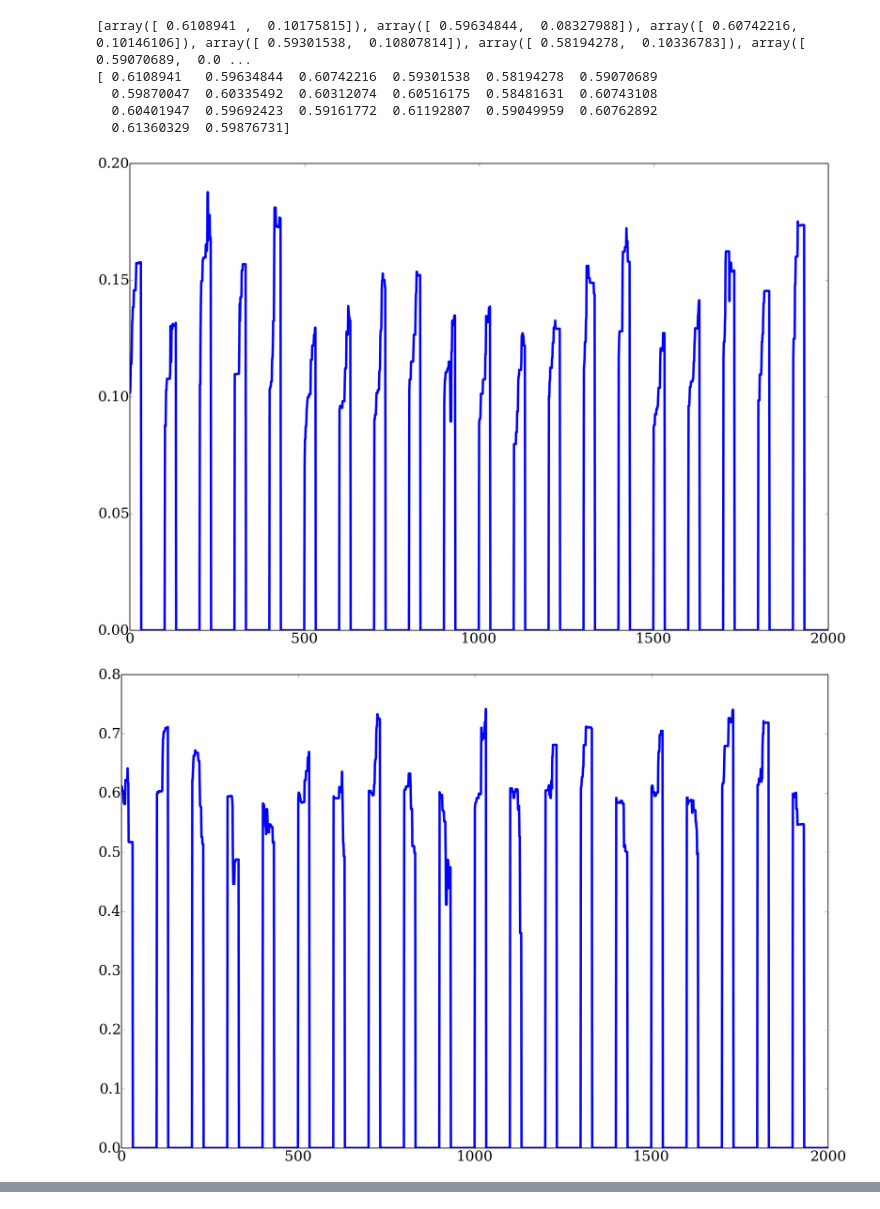
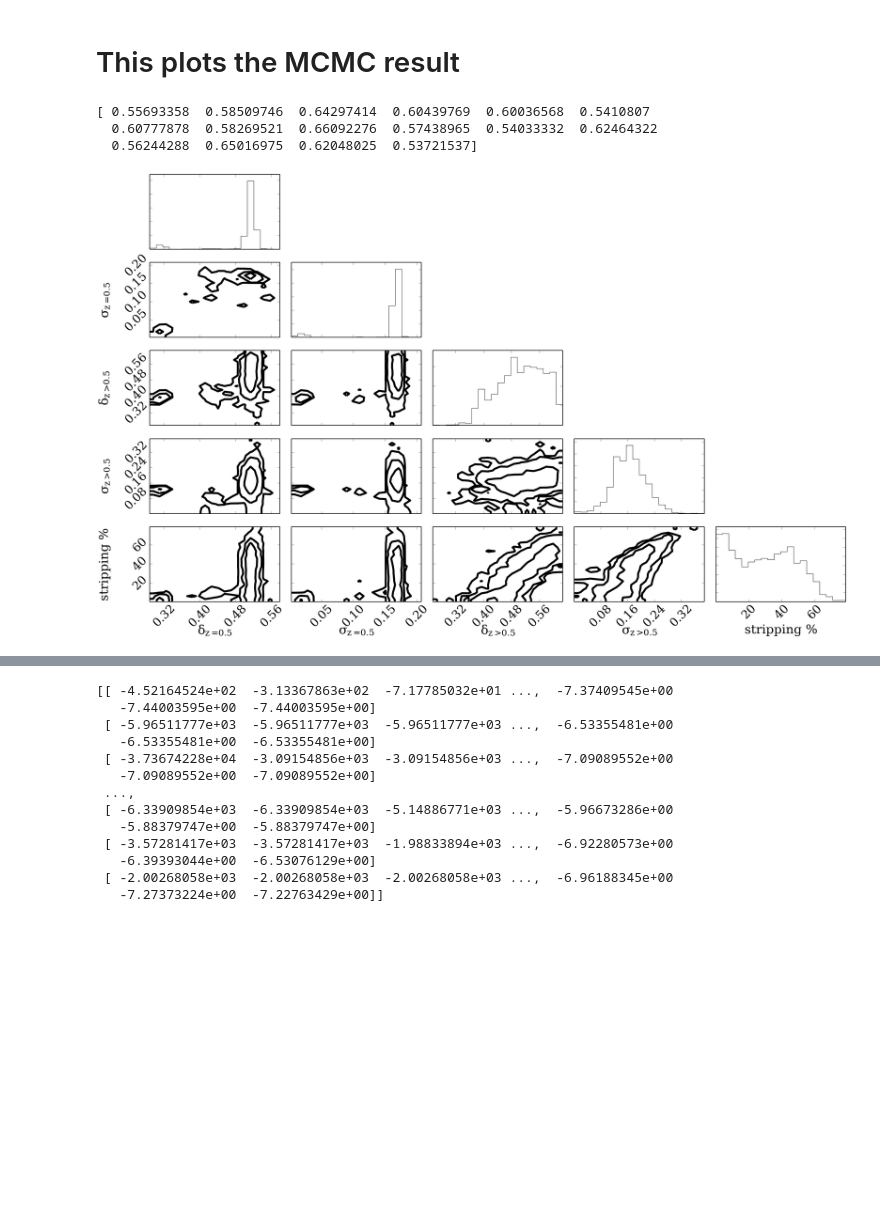
Before and after one commit to stewartbuchan/Satellite-Clustering-Project, a Jupyter notebook: clustering_project_dpdlnm_mcmc.ipynb, the cells around one changed output, grey strips where cells are left out. Drawn from its saved outputs; the diff is of its cells as text; code cells hidden in the pictures; blank space fills up the shorter version.

```diff
--- a/clustering_project_dpdlnm_mcmc.ipynb
+++ b/clustering_project_dpdlnm_mcmc.ipynb
@@ -32,16 +36,13 @@ dif=sat_bin_cents[1]-sat_bin_cents[0]
 sat_bin_edges=sat_bin_cents-dif/2.
 sat_bin_edges=np.append(sat_bin_edges,[sat_bin_edges[-1]+dif])
 
-print(len(dataM_sats))
-print(len(sat_bin_cents))
-print(len(sat_bin_edges))
 
 #load redshift steps
 a,z=np.loadtxt('/home/swb1g09/Bolshoi_stuff/all_catalogues/db_haloes/a.list',usecols=(0,1),skiprows=1,unpack=True,delimiter=',')
 
 #load halo catalogues
-Cents=pd.read_csv('/home/swb1g09/Clustering_project/PerViola_zCen0.5_new.dat',delim_whitespace=True)
-Sats=pd.read_csv('/home/swb1g09/Clustering_project/PerViola_zSatParent0.5_new3.dat',delim_whitespace=True)
+Cents=pd.read_csv('/home/swb1g09/Clustering_project/PerViola_zCen0.5_new_2.dat',delim_whitespace=True)
+Sats=pd.read_csv('/home/swb1g09/Clustering_project/PerViola_zSatParent0.5_new4.dat',delim_whitespace=True)
 
 #clean up the halo catalogues
 
@@ -131,9 +125,16 @@ def model(gamma05,gamma,sigma05,sigma):
 sel_color='r'
 sel_color2='g'
 
-cents_mean,sats_mean,cents_std,sats_std=model(0.5,0.5,0.1,0.1)
+#cents_mean,sats_mean,cents_std,sats_std=model(0.6,0.55,0.1,0.15)
+cents_mean,sats_mean,cents_std,sats_std=model(0.55,0.48,0.14,0.16,0.9)
+#cents_mean,sats_mean,cents_std,sats_std=model(0.55,0.55,0.16,0.16)
+
 plt.plot(cent_bin_cents,cents_mean,linestyle="--",color=sel_color,label=1-0.5)
-plt.fill_between(cent_bin_cents,cents_mean+cents_std,cents_mean-cents_std,color=sel_color,alpha=0.2)
+plt.plot(cent_bin_cents,dataP,linestyle="-",color=sel_color,label=1-0.5)
+plt.fill_between(cent_bin_cents,dataP+cents_std,dataP-cents_std,color=sel_color,alpha=0.4)
 plt.plot(sat_bin_cents,sats_mean,linestyle="--",color=sel_color2,label=1-0.5)
-plt.fill_between(sat_bin_cents,sats_mean+sats_std,sats_mean-sats_std,color=sel_color2,alpha=0.2)
+plt.plot(sat_bin_cents,dataP_sats,linestyle="-",color=sel_color2,label=1-0.5)
+plt.fill_between(sat_bin_cents,dataP_sats+sats_std,dataP_sats-sats_std,color=sel_color2,alpha=0.4)
+plt.ylim(0,1.5)
+print(sats_std)
 # %% [output]
@@ -199,33 +228,41 @@ KeyboardInterrupt:
+# %% [markdown]
+# This plots the MCMC result
 # %%
-print(pos)
+#print(pos)
 
 #"""
 print(np.transpose(pos)[0])
 
 #samples = sampler.chain[:,:,:2].reshape((-1, 2))#[:, 50:, :].reshape((-1, ndim))
 
 #print(samples)
-plt.plot(sampler.chain[:,:,1].reshape(-1))
-plt.show()
-plt.plot(sampler.chain[:,:,0].reshape(-1))
+#for i in range(0,8):
+#    plt.plot(sampler.chain[i,:,3].reshape(-1))
+#plt.show()
+#plt.plot(sampler.chain[:,:,0].reshape(-1))
 
-plt.show()
-"""
+#plt.show()
+
+#"""
+
+levels=[0.68,0.95,0.992]
+
+del corner
 import corner
 #%matplotlib qt
 samples = sampler.chain.reshape((-1, ndim))
-fig = corner.corner(samples, labels=["$gamma1$", "$sigma$"])
+samples=np.transpose([1.-samples.T[0],samples.T[2],1.-samples.T[1],samples.T[3],100.*(1.-samples.T[4])])
+fig = corner.corner(samples, labels=["$\delta_{z=0.5}$","$\sigma_{z=0.5}$","$\delta_{z>0.5}$", "$\sigma_{z>0.5}$","stripping %"],plot_density=False,plot_datapoints=False, levels=levels)
 fig.set_figwidth(32)
 fig.set_figheight(20)
 
 fig.tight_layout()
 fig.savefig('tmp.png')
-"""
+#"""
+
+#sampler.k()
 # %% [output]
-[array([ 0.6108941 ,  0.10175815]), array([ 0.59634844,  0.08327988]), array([ 0.60742216,  0.10146106]), array([ 0.59301538,  0.10807814]), array([ 0.58194278,  0.10336783]), array([ 0.59070689,  0.0 ...
-[ 0.6108941   0.59634844  0.60742216  0.59301538  0.58194278  0.59070689
-  0.59870047  0.60335492  0.60312074  0.60516175  0.58481631  0.60743108
-  0.60401947  0.59692423  0.59161772  0.61192807  0.59049959  0.60762892
-  0.61360329  0.59876731]
+[ 0.55693358  0.58509746  0.64297414  0.60439769  0.60036568  0.5410807
+  0.60777878  0.58269521  0.66092276  0.57438965  0.54033332  0.62464322
+  0.56244288  0.65016975  0.62048025  0.53721537]
-[figure, old version]
+[figure, new version]
-[figure, removed]
@@ -232,0 +313,16 @@ fig.savefig('tmp.png')
+# %%
+print(sampler.lnprobability)
+# %% [output]
+[[ -4.52164524e+02  -3.13367863e+02  -7.17785032e+01 ...,  -7.37409545e+00
+   -7.44003595e+00  -7.44003595e+00]
+ [ -5.96511777e+03  -5.96511777e+03  -5.96511777e+03 ...,  -6.53355481e+00
+   -6.53355481e+00  -6.53355481e+00]
+ [ -3.73674228e+04  -3.09154856e+03  -3.09154856e+03 ...,  -7.09089552e+00
+   -7.09089552e+00  -7.09089552e+00]
+ ...,
+ [ -6.33909854e+03  -6.33909854e+03  -5.14886771e+03 ...,  -5.96673286e+00
+   -5.88379747e+00  -5.88379747e+00]
+ [ -3.57281417e+03  -3.57281417e+03  -1.98833894e+03 ...,  -6.92280573e+00
+   -6.39393044e+00  -6.53076129e+00]
+ [ -2.00268058e+03  -2.00268058e+03  -2.00268058e+03 ...,  -6.96188345e+00
+   -7.27373224e+00  -7.22763429e+00]]
```
Also changed, not shown: parts of 21 cells of this notebook.
